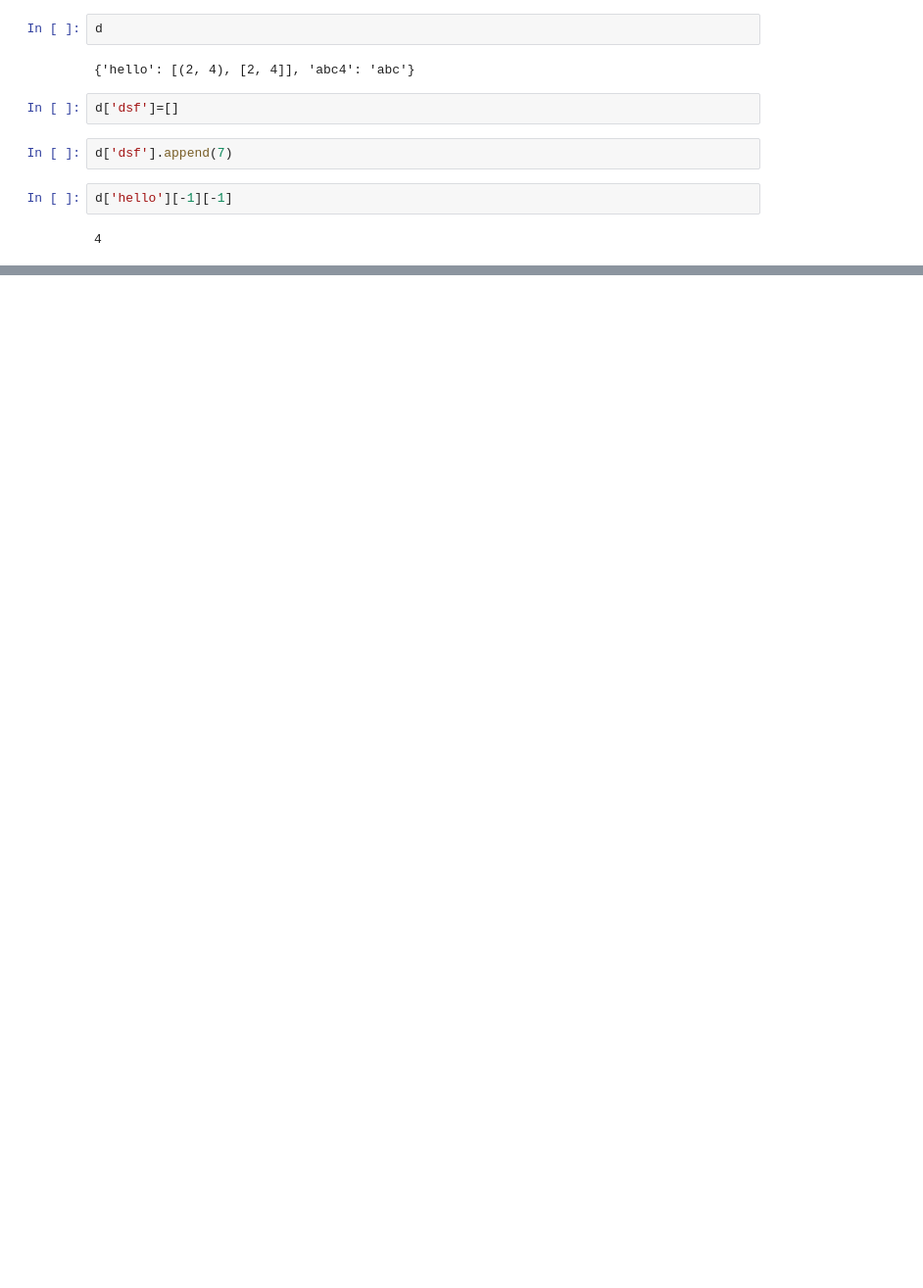
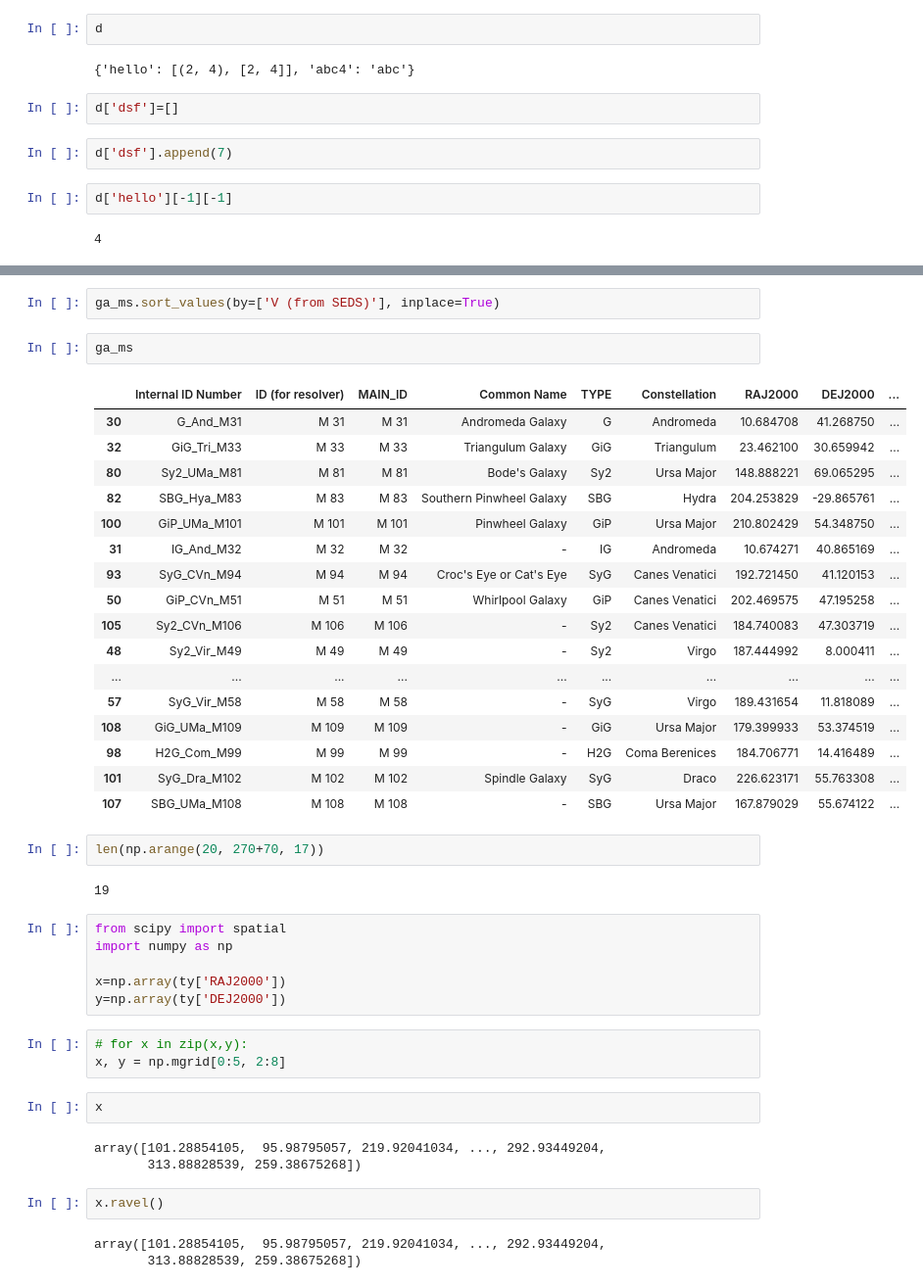
Before and after one commit to vvkrddy/Star-Hopping, a Jupyter notebook: data_stats.ipynb, the cells around one changed output, grey strips where cells are left out. Shown at 98% size. Saved outputs shown, nothing was run; the diff lists cells and outputs as text; blank space fills up the shorter version.

```diff
--- a/data_stats.ipynb
+++ b/data_stats.ipynb
@@ -223,0 +438,45 @@ IndexError: list index out of range
+# %%
+ga_ms.sort_values(by=['V (from SEDS)'], inplace=True)
+# %%
+ga_ms
+# %% [output]
+|  | Internal ID Number | ID (for resolver) | MAIN_ID | Common Name | TYPE | Constellation | RAJ2000 | DEJ2000 | ... |
+| 30 | G_And_M31 | M 31 | M 31 | Andromeda Galaxy | G | Andromeda | 10.684708 | 41.268750 | ... |
+| 32 | GiG_Tri_M33 | M 33 | M 33 | Triangulum Galaxy | GiG | Triangulum | 23.462100 | 30.659942 | ... |
+| 80 | Sy2_UMa_M81 | M 81 | M 81 | Bode's Galaxy | Sy2 | Ursa Major | 148.888221 | 69.065295 | ... |
+| 82 | SBG_Hya_M83 | M 83 | M 83 | Southern Pinwheel Galaxy | SBG | Hydra | 204.253829 | -29.865761 | ... |
+| 100 | GiP_UMa_M101 | M 101 | M 101 | Pinwheel Galaxy | GiP | Ursa Major | 210.802429 | 54.348750 | ... |
+| 31 | IG_And_M32 | M 32 | M 32 | - | IG | Andromeda | 10.674271 | 40.865169 | ... |
+| 93 | SyG_CVn_M94 | M 94 | M 94 | Croc's Eye or Cat's Eye | SyG | Canes Venatici | 192.721450 | 41.120153 | ... |
+| 50 | GiP_CVn_M51 | M 51 | M 51 | Whirlpool Galaxy | GiP | Canes Venatici | 202.469575 | 47.195258 | ... |
+| 105 | Sy2_CVn_M106 | M 106 | M 106 | - | Sy2 | Canes Venatici | 184.740083 | 47.303719 | ... |
+| 48 | Sy2_Vir_M49 | M 49 | M 49 | - | Sy2 | Virgo | 187.444992 | 8.000411 | ... |
+| ... | ... | ... | ... | ... | ... | ... | ... | ... | ... |
+| 57 | SyG_Vir_M58 | M 58 | M 58 | - | SyG | Virgo | 189.431654 | 11.818089 | ... |
+| 108 | GiG_UMa_M109 | M 109 | M 109 | - | GiG | Ursa Major | 179.399933 | 53.374519 | ... |
+| 98 | H2G_Com_M99 | M 99 | M 99 | - | H2G | Coma Berenices | 184.706771 | 14.416489 | ... |
+| 101 | SyG_Dra_M102 | M 102 | M 102 | Spindle Galaxy | SyG | Draco | 226.623171 | 55.763308 | ... |
+| 107 | SBG_UMa_M108 | M 108 | M 108 | - | SBG | Ursa Major | 167.879029 | 55.674122 | ... |
+# %%
+len(np.arange(20, 270+70, 17))
+# %% [output]
+19
+# %%
+from scipy import spatial
+import numpy as np
+
+x=np.array(ty['RAJ2000'])
+y=np.array(ty['DEJ2000'])
+# %%
+# for x in zip(x,y):
+x, y = np.mgrid[0:5, 2:8]
+# %%
+x
+# %% [output]
+array([101.28854105,  95.98795057, 219.92041034, ..., 292.93449204,
+       313.88828539, 259.38675268])
+# %%
+x.ravel()
+# %% [output]
+array([101.28854105,  95.98795057, 219.92041034, ..., 292.93449204,
+       313.88828539, 259.38675268])
```
Also changed, not shown: parts of 39 cells of this notebook, 4 other files.
